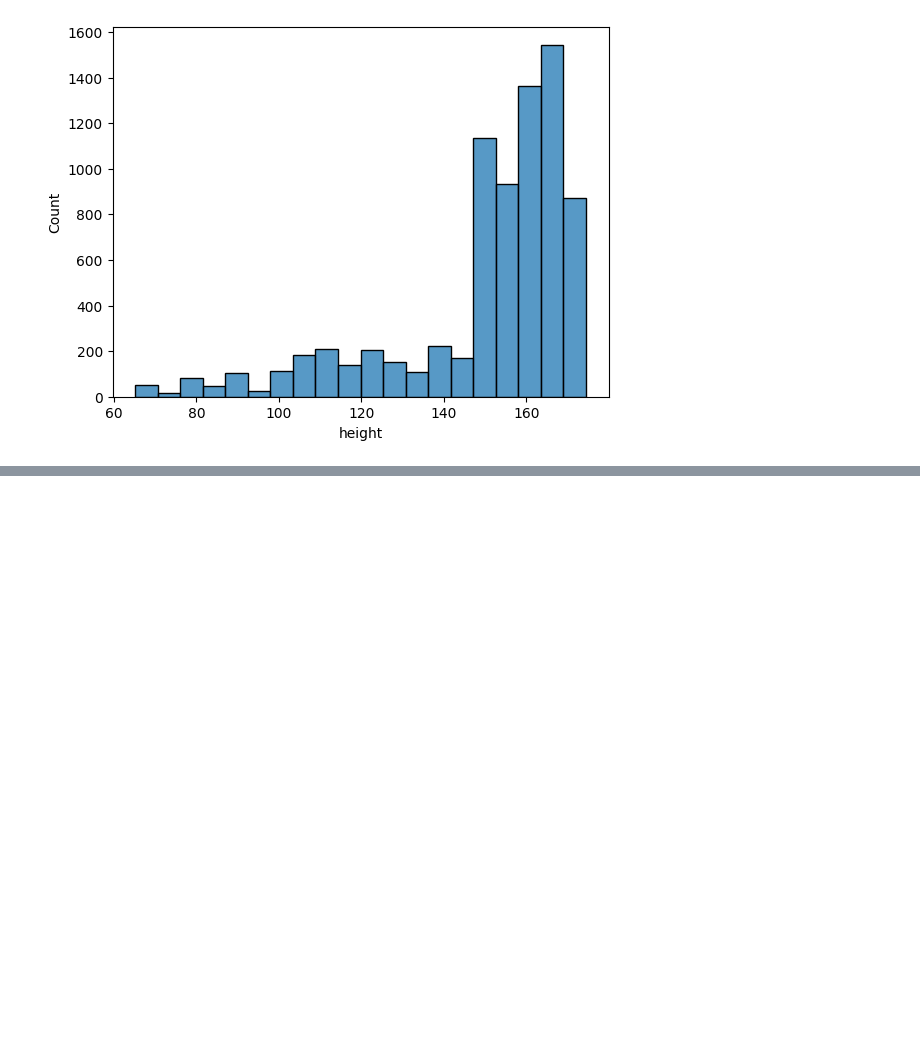
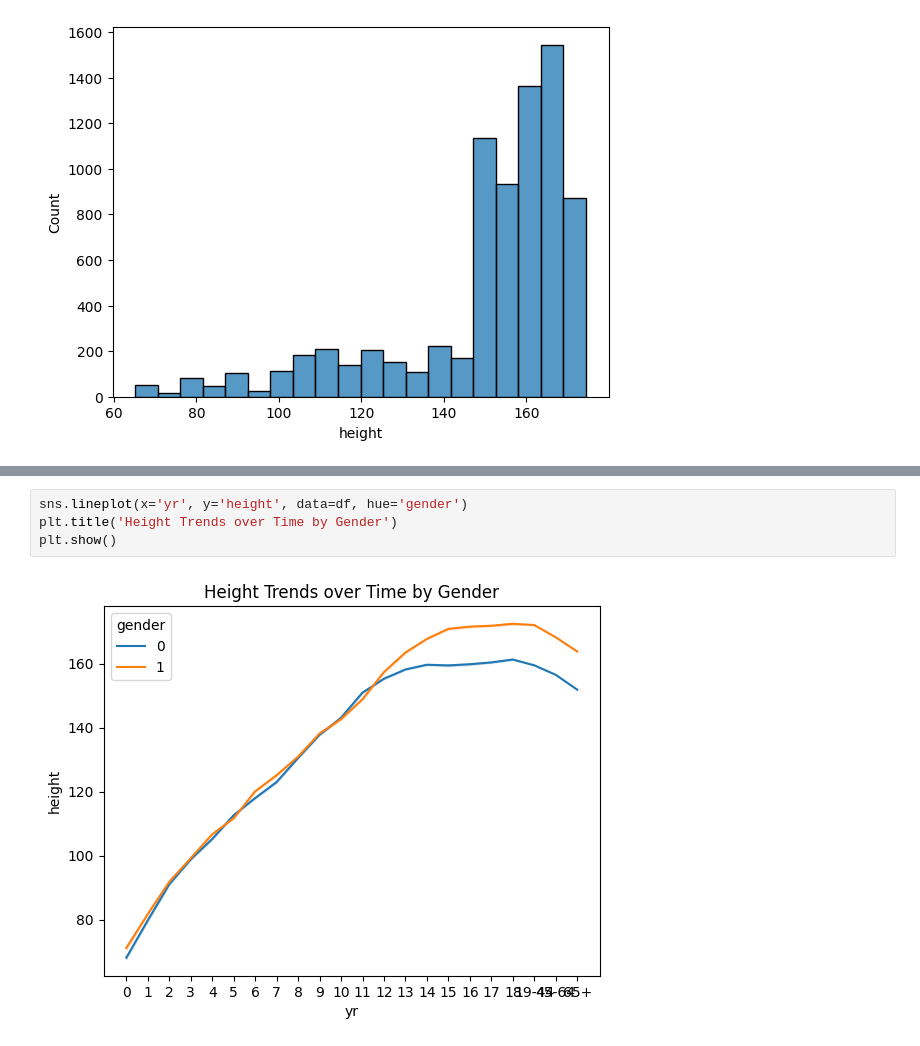
Before and after one commit to saadkhalidabbasi/EDA-Projects, a Jupyter notebook: Taiwan_height_and_weight_sampling_data.ipynb, the cells around one changed output, grey strips where cells are left out. Drawn from its saved outputs; the diff is of its cells as text; blank space fills up the shorter version.

```diff
--- a/Taiwan_height_and_weight_sampling_data.ipynb
+++ b/Taiwan_height_and_weight_sampling_data.ipynb
@@ -234,0 +248,6 @@ plt.show()
+# %%
+sns.lineplot(x='yr', y='height', data=df, hue='gender')
+plt.title('Height Trends over Time by Gender')
+plt.show()
+# %% [output]
+[figure, added]
```
Also changed, not shown: parts of 5 cells of this notebook.
